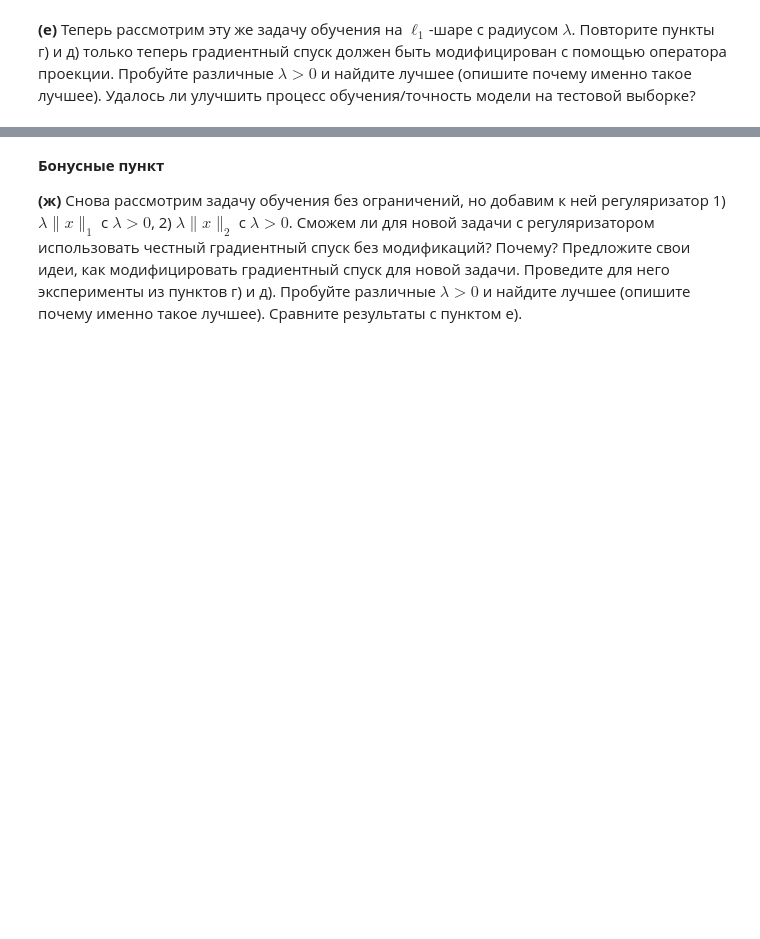
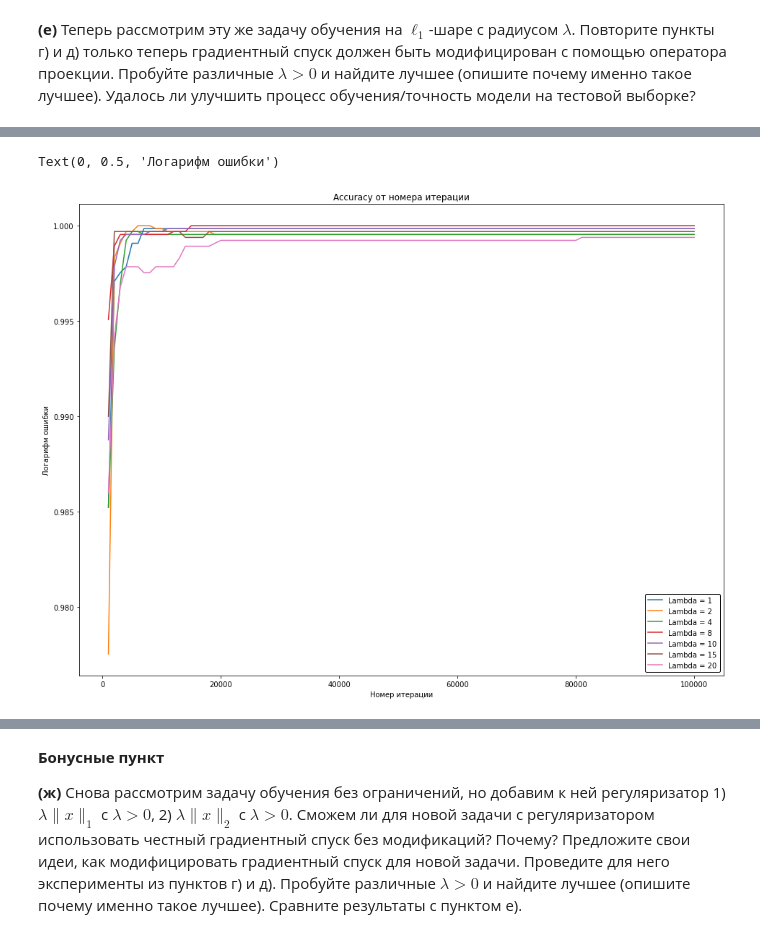
Before and after one commit to kreininmv/Applied-optimization, a Jupyter notebook: Homework/Kreinin_Matvei_Optimization_HW_2.ipynb, the cells around one changed output, grey strips where cells are left out. Drawn from its saved outputs; the diff is of its cells as text; code cells hidden in the pictures; blank space fills up the shorter version.

```diff
--- a/Homework/Kreinin_Matvei_Optimization_HW_2.ipynb
+++ b/Homework/Kreinin_Matvei_Optimization_HW_2.ipynb
@@ -497,0 +532,20 @@ accuracy_score : 1.00000 | 0.99938
+# %%
+fig, ax = plt.subplots(figsize=(16,12))
+
+ax.set_title("Accuracy от номера итерации")
+
+for i in range(len(lambdas)):
+    ac = accuracy[i]
+    iter = int(10e4)
+    x = np.linspace(1000, iter, len(ac))
+    y = ac
+    ax.plot(x, y, label="Lambda = %d" %(lambdas[i]))
+
+legend_box = ax.legend(framealpha=1).get_frame()
+legend_box.set_facecolor("white")
+legend_box.set_edgecolor("black")
+ax.set_xlabel("Номер итерации")
+ax.set_ylabel("Логарифм ошибки")
+# %% [output]
+Text(0, 0.5, 'Логарифм ошибки')
+[figure, added]
```
Also changed, not shown: parts of 27 cells of this notebook, 1 other file.
